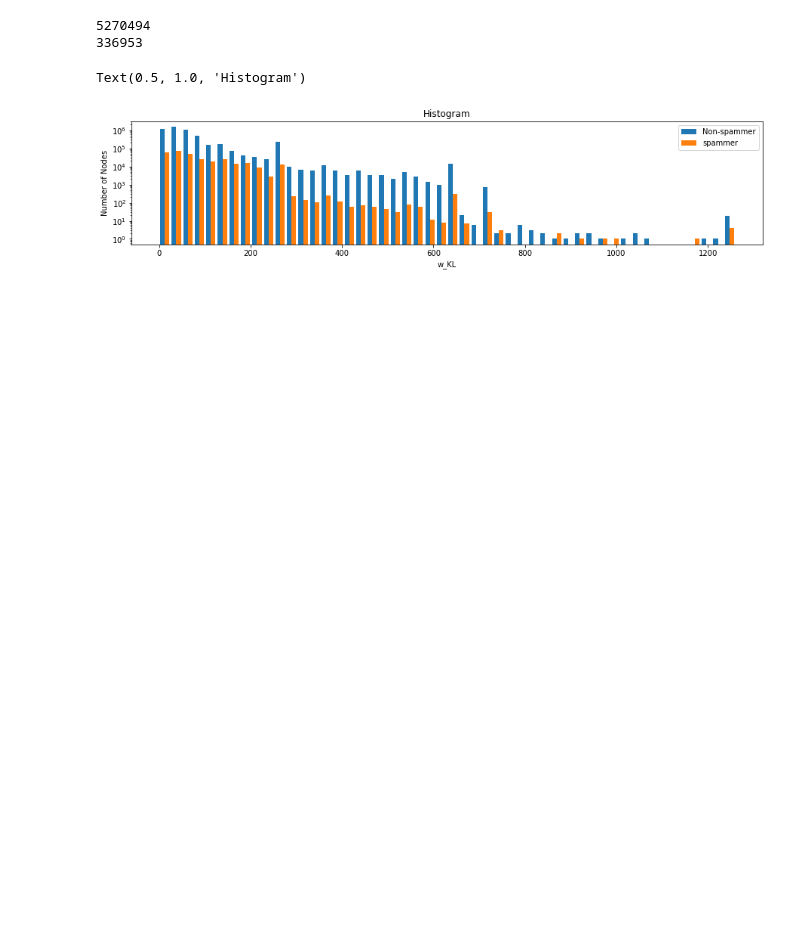
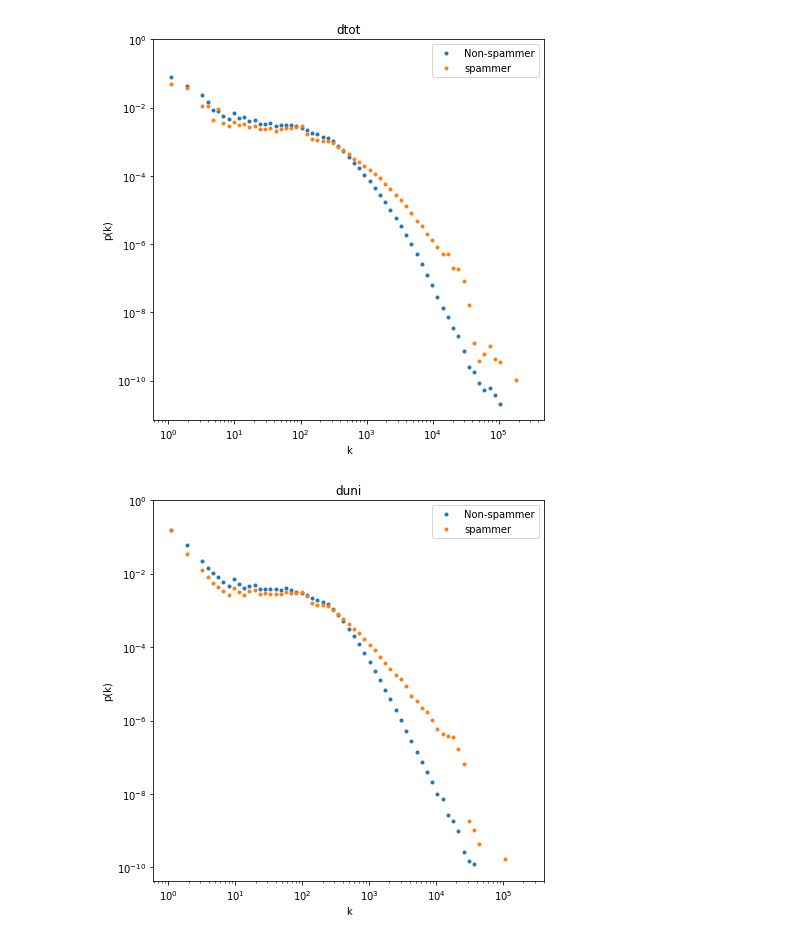
Before and after one commit to alielabridi/NTDS_2019, a Jupyter notebook: projects/feature extraction/feature_exploitation.ipynb, the cells around one changed output. Drawn from its saved outputs; the diff is of its cells as text; code cells hidden in the pictures; blank space fills up the shorter version.

```diff
--- a/projects/feature extraction/feature_exploitation.ipynb
+++ b/projects/feature extraction/feature_exploitation.ipynb
@@ -39,24 +48,0 @@ Number of NaN rows:     285487
-# %%
-col = 'w_KL'
-ax = plt.figure(2, figsize=(15, 3))
-
-x1 = features_tot.loc[features_tot['label'] == 0][col]
-x2 = features_tot.loc[features_tot['label'] == 1][col]
-
-print(x1.shape[0])
-print(x2.shape[0])
-
-names = ['Non-spammer', 'spammer']
-
-plt.hist([x1, x2], bins = 50, label=names, log=True)
-
-# Plot formatting
-plt.legend()
-plt.xlabel(col)
-plt.ylabel('Number of Nodes')
-plt.title("Histogram")
-# %% [output]
-5270494
-336953
-Text(0.5, 1.0, 'Histogram')
-[figure, removed]
@@ -62,0 +82,17 @@ Text(0.5, 1.0, 'Histogram')
+# %%
+# plot different distributions
+data = features_tot.loc[:, features_tot.columns.str.startswith('dt_')].sum(axis=1)
+plot_p_of_k(data,'dtot')
+
+#data = features_tot.loc[:, features_tot.columns.str.startswith('dt_')].sum(axis=1)
+data = features_tot.loc[:, features_tot.columns.str.startswith('duni_')].sum(axis=1)
+plot_p_of_k(data,'duni')
+
+data = features_tot.loc[:, features_tot.columns.str.startswith('dnbi_')].sum(axis=1)
+plot_p_of_k(data,'dnbi')
+
+data -= features_tot['n_bidir']
+plot_p_of_k(data.abs(),'n_bidir')
+# %% [output]
+[figure, added]
+[figure, added]
```
Also changed, not shown: parts of 7 cells of this notebook.
